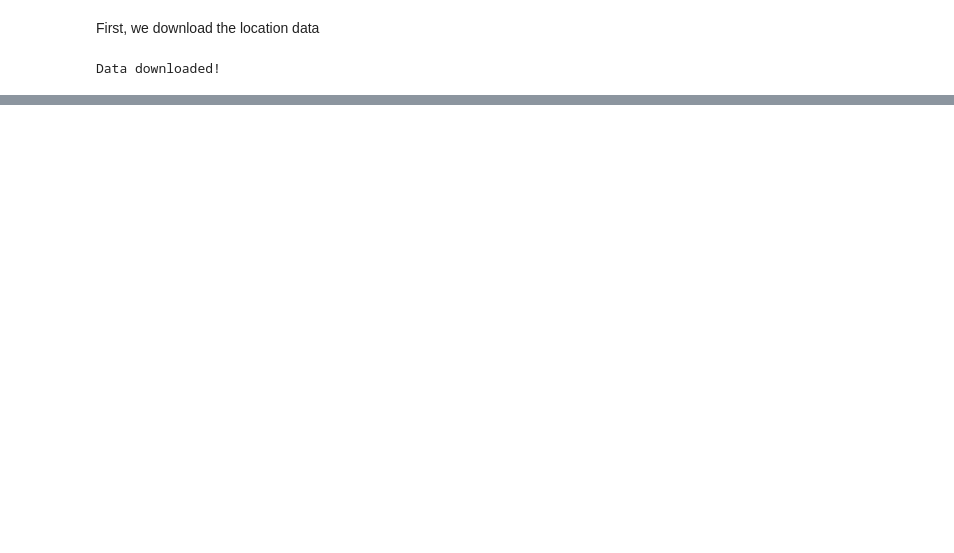
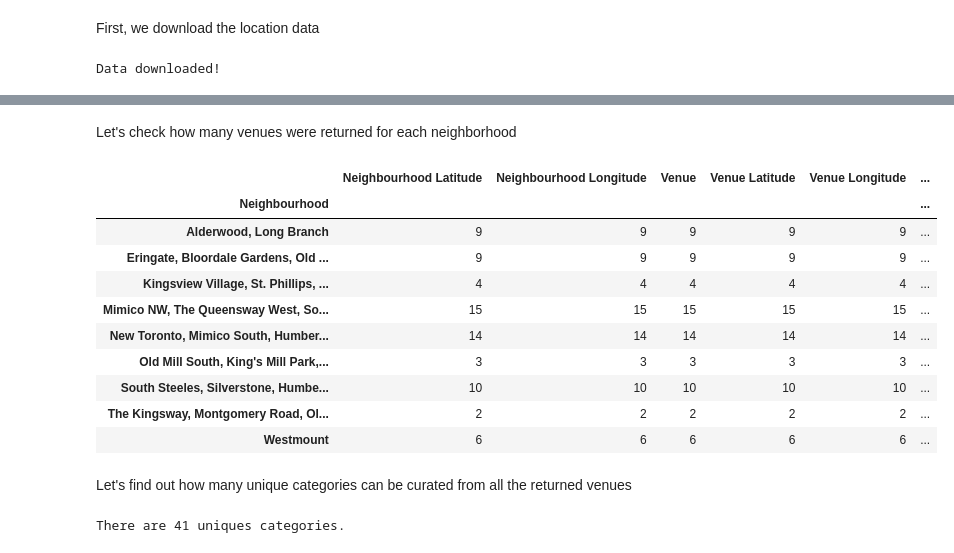
Before and after one commit to Techneb/Coursera_Capstone, a Jupyter notebook: Assignment 9 - Segmenting and Clustering Neighborhouds in Toronto.ipynb, the cells around one changed output, grey strips where cells are left out. Cells and saved outputs as stored; diff of their text form; code cells hidden in the pictures; blank space fills up the shorter version.

```diff
--- a/Assignment 9 - Segmenting and Clustering Neighborhouds in Toronto.ipynb
+++ b/Assignment 9 - Segmenting and Clustering Neighborhouds in Toronto.ipynb
@@ -262,0 +228,27 @@ clean_df.shape
+# %%
+address = 'Toronto, CA'
+
+from geopy.exc import GeocoderTimedOut
+
+geolocator = Nominatim(user_agent="toronto_explorer")
+location = geolocator.geocode(address)
+latitude = location.latitude
+longitude = location.longitude
+
+map_toronto = folium.Map(location=[latitude, longitude], zoom_start=10)
+
+# add markers to map
+for lat, lng, borough, neighbourhood in zip(cdf['Latitude'], cdf['Longitude'], cdf['Borough'], cdf['Neighbourhood']):
+    label = '{}, {}'.format(neighbourhood, borough)
+    label = folium.Popup(label, parse_html=True)
+    folium.CircleMarker(
+        [lat, lng],
+        radius=5,
+        popup=label,
+        color='blue',
+        fill=True,
+        fill_color='#3186cc',
+        fill_opacity=0.7,
+        parse_html=False).add_to(map_toronto)
+
+map_toronto
@@ -262,0 +347,22 @@ clean_df.shape
+# %% [markdown]
+Let's check how many venues were returned for each neighborhood
+# %%
+etobicoke_venues.groupby('Neighbourhood').count()
+# %% [output]
+|  | Neighbourhood Latitude | Neighbourhood Longitude | Venue | Venue Latitude | Venue Longitude | ... |
+| Neighbourhood |  |  |  |  |  | ... |
+| Alderwood, Long Branch | 9 | 9 | 9 | 9 | 9 | ... |
+| Eringate, Bloordale Gardens, Old ... | 9 | 9 | 9 | 9 | 9 | ... |
+| Kingsview Village, St. Phillips, ... | 4 | 4 | 4 | 4 | 4 | ... |
+| Mimico NW, The Queensway West, So... | 15 | 15 | 15 | 15 | 15 | ... |
+| New Toronto, Mimico South, Humber... | 14 | 14 | 14 | 14 | 14 | ... |
+| Old Mill South, King's Mill Park,... | 3 | 3 | 3 | 3 | 3 | ... |
+| South Steeles, Silverstone, Humbe... | 10 | 10 | 10 | 10 | 10 | ... |
+| The Kingsway, Montgomery Road, Ol... | 2 | 2 | 2 | 2 | 2 | ... |
+| Westmount | 6 | 6 | 6 | 6 | 6 | ... |
+# %% [markdown]
+Let's find out how many unique categories can be curated from all the returned venues
+# %%
+print('There are {} uniques categories.'.format(len(etobicoke_venues['Venue Category'].unique())))
+# %% [output]
+There are 41 uniques categories.
```
Also changed, not shown: parts of 53 cells of this notebook.
